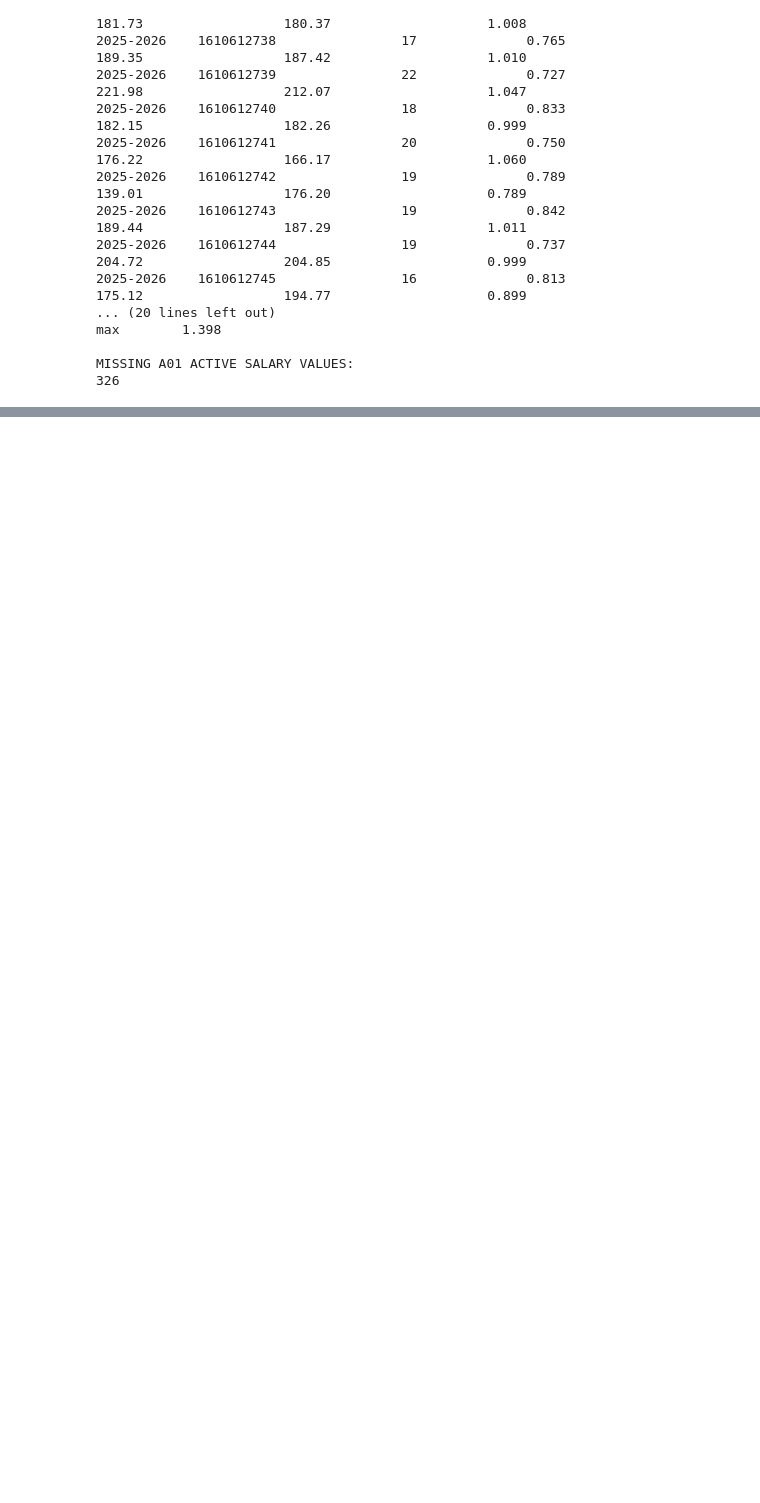
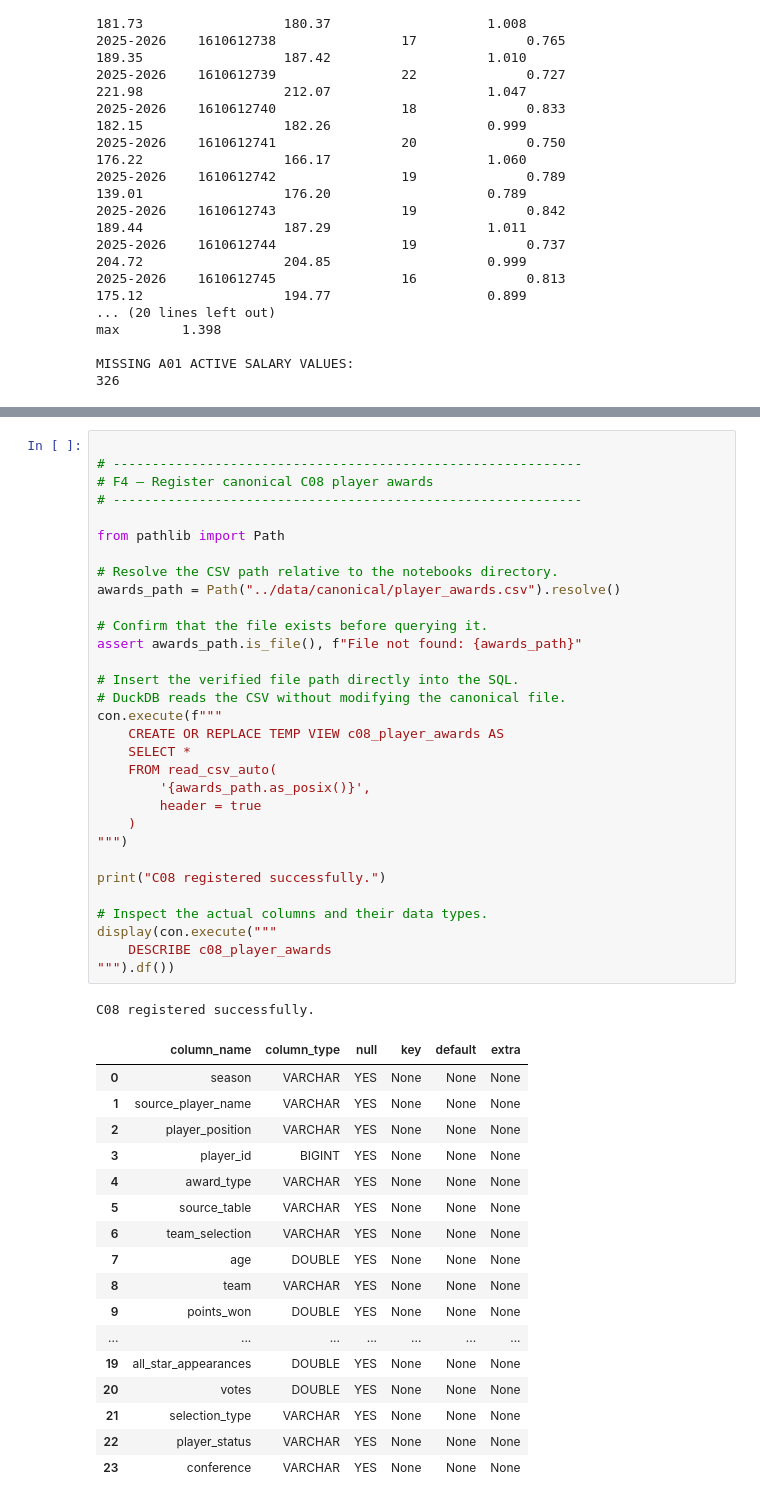
Before and after one commit to jtran226/nba_economics, a Jupyter notebook: notebooks/a02_player_franchise_season.ipynb, the cells around one changed output, grey strips where cells are left out. Cells and saved outputs as stored; diff of their text form; blank space fills up the shorter version.

```diff
--- a/notebooks/a02_player_franchise_season.ipynb
+++ b/notebooks/a02_player_franchise_season.ipynb
@@ -1138,0 +1770,50 @@ NOTEBOOK: ../notebooks/c04_team_seasons.ipynb
+# %%
+
+# ------------------------------------------------------------
+# F4 — Register canonical C08 player awards
+# ------------------------------------------------------------
+
+from pathlib import Path
+
+# Resolve the CSV path relative to the notebooks directory.
+awards_path = Path("../data/canonical/player_awards.csv").resolve()
+
+# Confirm that the file exists before querying it.
+assert awards_path.is_file(), f"File not found: {awards_path}"
+
+# Insert the verified file path directly into the SQL.
+# DuckDB reads the CSV without modifying the canonical file.
+con.execute(f"""
+    CREATE OR REPLACE TEMP VIEW c08_player_awards AS
+    SELECT *
+    FROM read_csv_auto(
+        '{awards_path.as_posix()}',
+        header = true
+    )
+""")
+
+print("C08 registered successfully.")
+
+# Inspect the actual columns and their data types.
+display(con.execute("""
+    DESCRIBE c08_player_awards
+""").df())
+# %% [output]
+C08 registered successfully.
+|  | column_name | column_type | null | key | default | extra |
+| 0 | season | VARCHAR | YES | None | None | None |
+| 1 | source_player_name | VARCHAR | YES | None | None | None |
+| 2 | player_position | VARCHAR | YES | None | None | None |
+| 3 | player_id | BIGINT | YES | None | None | None |
+| 4 | award_type | VARCHAR | YES | None | None | None |
+| 5 | source_table | VARCHAR | YES | None | None | None |
+| 6 | team_selection | VARCHAR | YES | None | None | None |
+| 7 | age | DOUBLE | YES | None | None | None |
+| 8 | team | VARCHAR | YES | None | None | None |
+| 9 | points_won | DOUBLE | YES | None | None | None |
+| ... | ... | ... | ... | ... | ... | ... |
+| 19 | all_star_appearances | DOUBLE | YES | None | None | None |
+| 20 | votes | DOUBLE | YES | None | None | None |
+| 21 | selection_type | VARCHAR | YES | None | None | None |
+| 22 | player_status | VARCHAR | YES | None | None | None |
+| 23 | conference | VARCHAR | YES | None | None | None |
```
Also changed, not shown: parts of 45 cells of this notebook, 8 other files.
